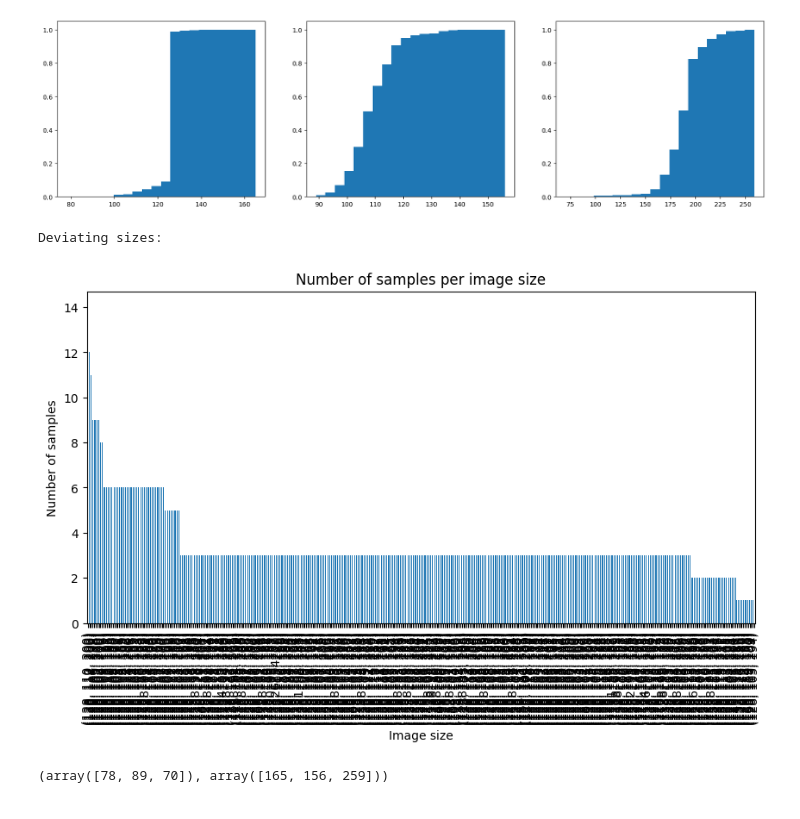
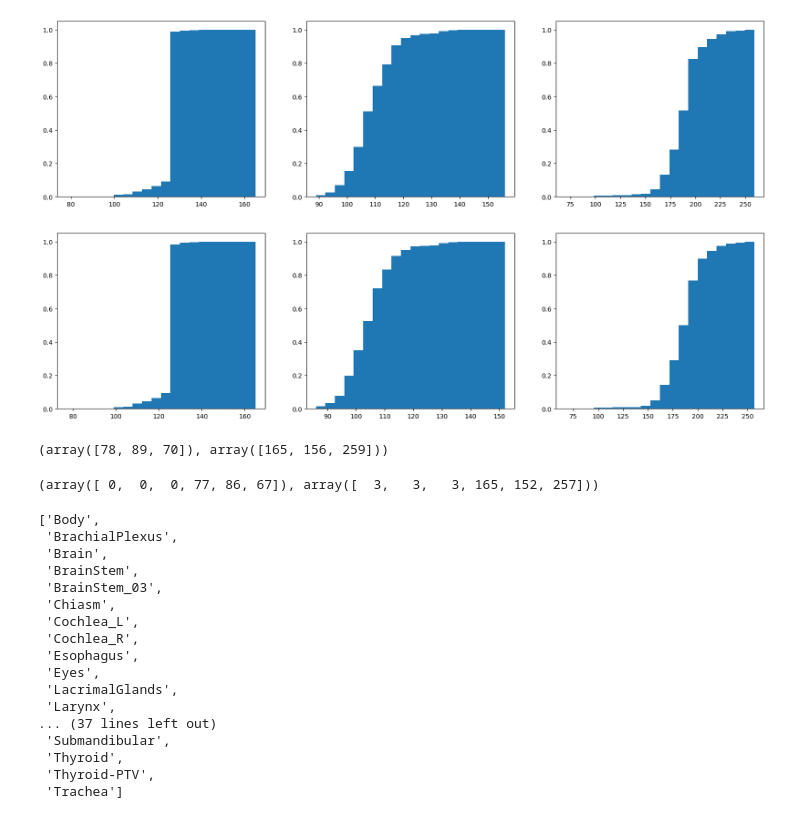
Before and after one commit to josefweibel/dose-prediction-calculation-thesis, a Jupyter notebook: notebooks/01_data_exploration.ipynb, the cells around one changed output. Cells and saved outputs as stored; diff of their text form; code cells hidden in the pictures.

```diff
--- a/notebooks/01_data_exploration.ipynb
+++ b/notebooks/01_data_exploration.ipynb
@@ -146,7 +146,9 @@ pd.DataFrame(metadata).set_index('sample_name').to_csv('../data/train_metadata.c
 # %%
-metadata = pd.read_csv('../data/train_metadata.csv')
+metadata = pd.read_csv('../data/gdphmm-hn/train_metadata.csv')
 for col in metadata.columns[metadata.columns.str.endswith(('_shape', '_range', '_bbox'))]:
   metadata[col] = metadata[col].apply(lambda x: literal_eval(x) if isinstance(x, str) else None)
 
+metadata['all_mask'] = metadata['all_mask'].apply(lambda x: literal_eval(x) if isinstance(x, str) else x)
+
 metadata
 # %% [output]
@@ -175,21 +189,12 @@ for i in range(3):
   axs[i].hist(img_shapes[:, i], cumulative=True, density=True, bins=20)
 # %% [output]
 [figure]
-# %%
-print('Deviating sizes:')
-for sample_name in deviating_sizes:
-    print(sample_name)
-
-# print('Number of VMAT samples:', len(vmat_samples))
-
-img_size_counts = pd.Series(img_sizes).value_counts()
-fig, ax = plt.subplots(figsize=(10, 5))
-img_size_counts.plot(kind='bar', ax=ax)
-ax.set_title('Number of samples per image size')
-ax.set_xlabel('Image size')
-ax.set_ylabel('Number of samples')
-plt.show()
-# %% [output]
-Deviating sizes:
-[figure, removed]
+# %%
+body_bboxes = np.array(metadata['Body_bbox'].tolist())
+
+fig, axs = plt.subplots(1, 3, figsize=(20, 5))
+for i in range(3):
+  axs[i].hist(body_bboxes[:, 3 + i], cumulative=True, density=True, bins=20)
+# %% [output]
+[figure, added]
 # %%
@@ -197,2 +203,27 @@ np.array(img_sizes).min(axis=0), np.array(img_sizes).max(axis=0)
 # %% [output]
 (array([78, 89, 70]), array([165, 156, 259]))
+# %%
+img_shapes = np.array(metadata['Body_bbox'].tolist())
+img_shapes.min(axis=0), img_shapes.max(axis=0)
+# %% [output]
+(array([ 0,  0,  0, 77, 86, 67]), array([  3,   3,   3, 165, 152, 257]))
+# %%
+sorted(metadata['all_mask'].explode().unique())
+# %% [output]
+['Body',
+ 'BrachialPlexus',
+ 'Brain',
+ 'BrainStem',
+ 'BrainStem_03',
+ 'Chiasm',
+ 'Cochlea_L',
+ 'Cochlea_R',
+ 'Esophagus',
+ 'Eyes',
+ 'LacrimalGlands',
+ 'Larynx',
+... (37 lines left out)
+ 'Submandibular',
+ 'Thyroid',
+ 'Thyroid-PTV',
+ 'Trachea']
```
Also changed, not shown: parts of 8 cells of this notebook.
